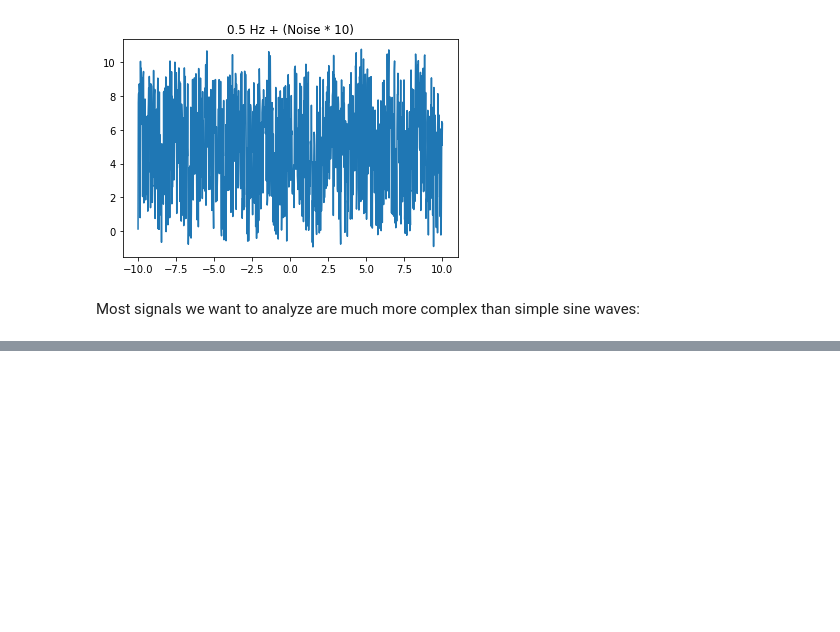
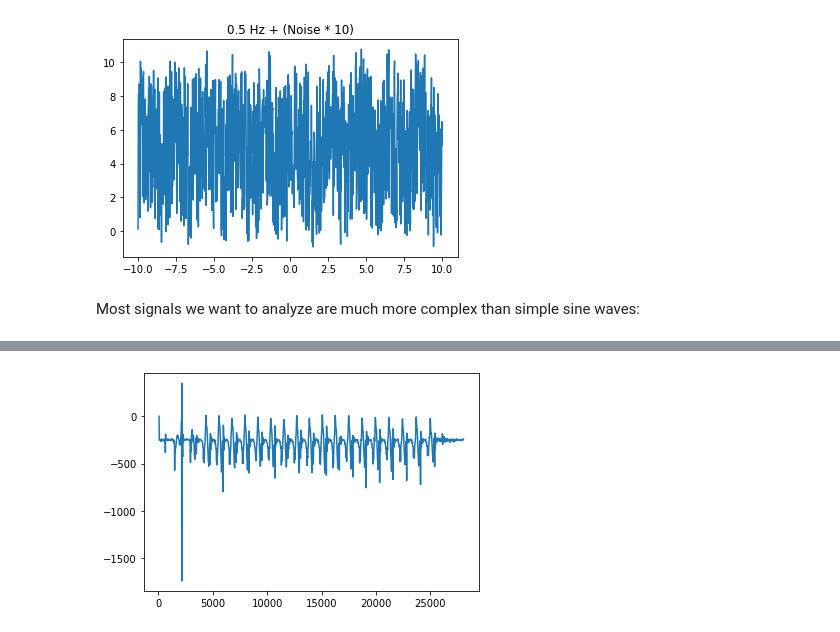
Before and after one commit to TheJacksonLaboratory/images-as-signals, a Jupyter notebook: lessons/1-Sampling_Theorem.ipynb, the cells around one changed output, grey strips where cells are left out. Drawn from its saved outputs; the diff is of its cells as text; code cells hidden in the pictures; blank space fills up the shorter version.

```diff
--- a/lessons/1-Sampling_Theorem.ipynb
+++ b/lessons/1-Sampling_Theorem.ipynb
@@ -96,0 +93,8 @@ ModuleNotFoundError: No module named 'pandas'
+# %%
+import pandas as pd
+
+walk = pd.read_csv('../data/walk1.csv', header = None)
+walk.columns = ['x', 'y', 'z', 't']
+plt.plot(walk.t, walk.x);
+# %% [output]
+[figure, added]
```
Also changed, not shown: parts of 1 cell of this notebook, 1 other file.
